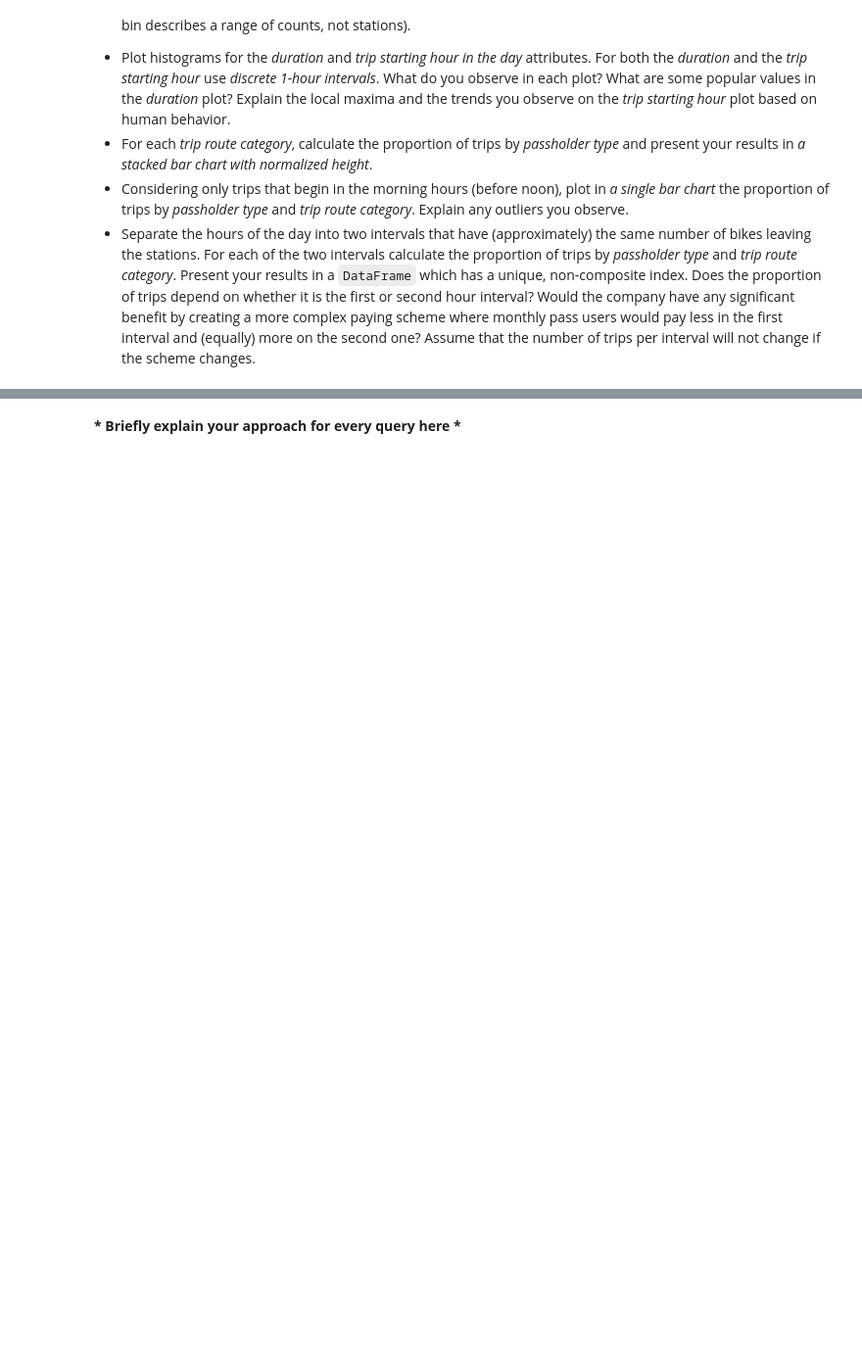
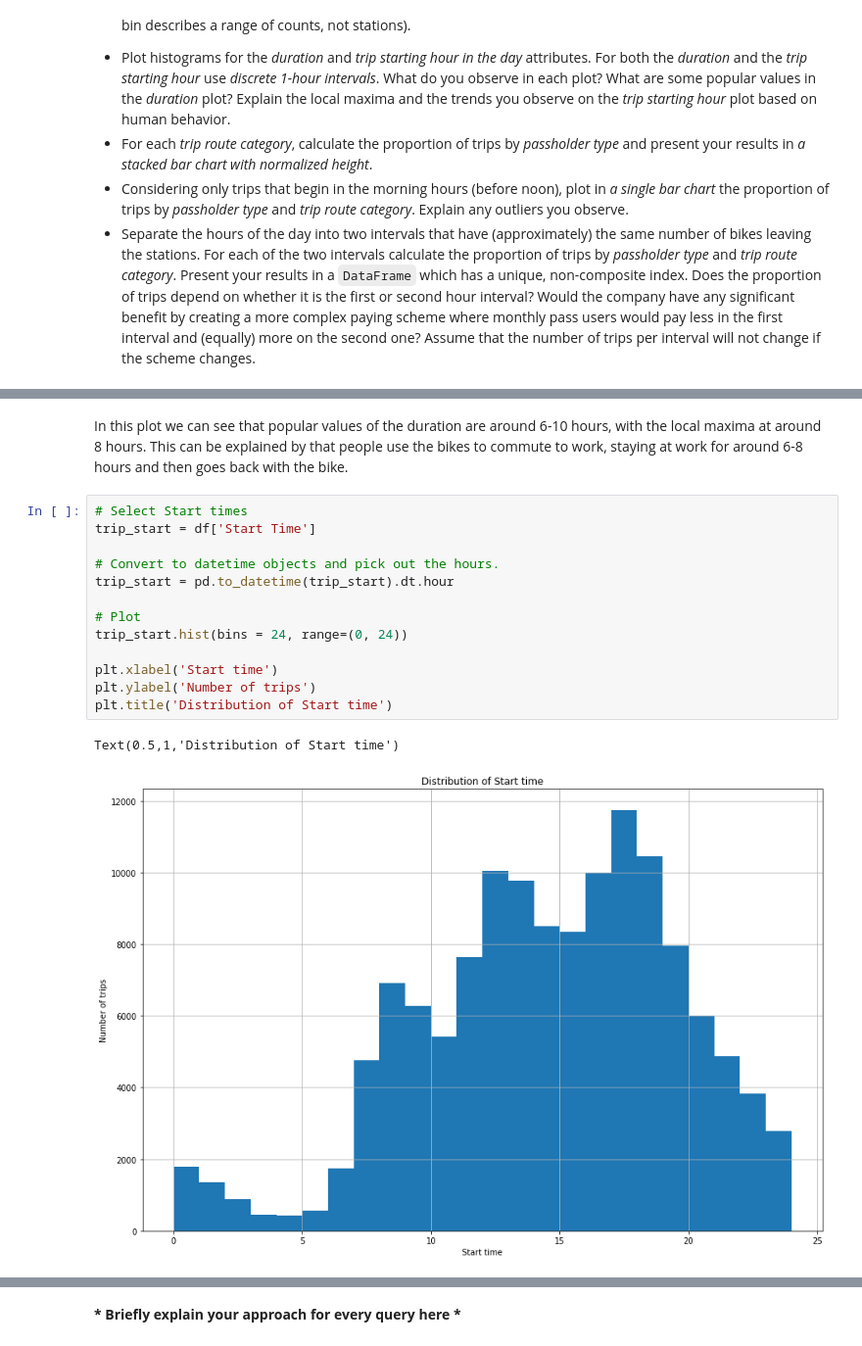
Before and after one commit to emmwel/ADAeda, a Jupyter notebook: Anna/Exercise 1.ipynb, the cells around one changed output, grey strips where cells are left out. Shown: that part at 98% size. Drawn from its saved outputs; the diff is of its cells as text; blank space fills up the shorter version.

```diff
--- a/Anna/Exercise 1.ipynb
+++ b/Anna/Exercise 1.ipynb
@@ -374,0 +356,20 @@ Answer the following queries using the functionality of `Pandas`.
+# %% [markdown]
+
+In this plot we can see that popular values of the duration are around 6-10 hours, with the local maxima at around 8 hours.
+This can be explained by that people use the bikes to commute to work, staying at work for around 6-8 hours and then goes back with the bike.
+# %%
+# Select Start times
+trip_start = df['Start Time']
+
+# Convert to datetime objects and pick out the hours.
+trip_start = pd.to_datetime(trip_start).dt.hour
+
+# Plot
+trip_start.hist(bins = 24, range=(0, 24))
+
+plt.xlabel('Start time')
+plt.ylabel('Number of trips')
+plt.title('Distribution of Start time')
+# %% [output]
+Text(0.5,1,'Distribution of Start time')
+[figure, added]
```
Also changed, not shown: parts of 11 cells of this notebook.
